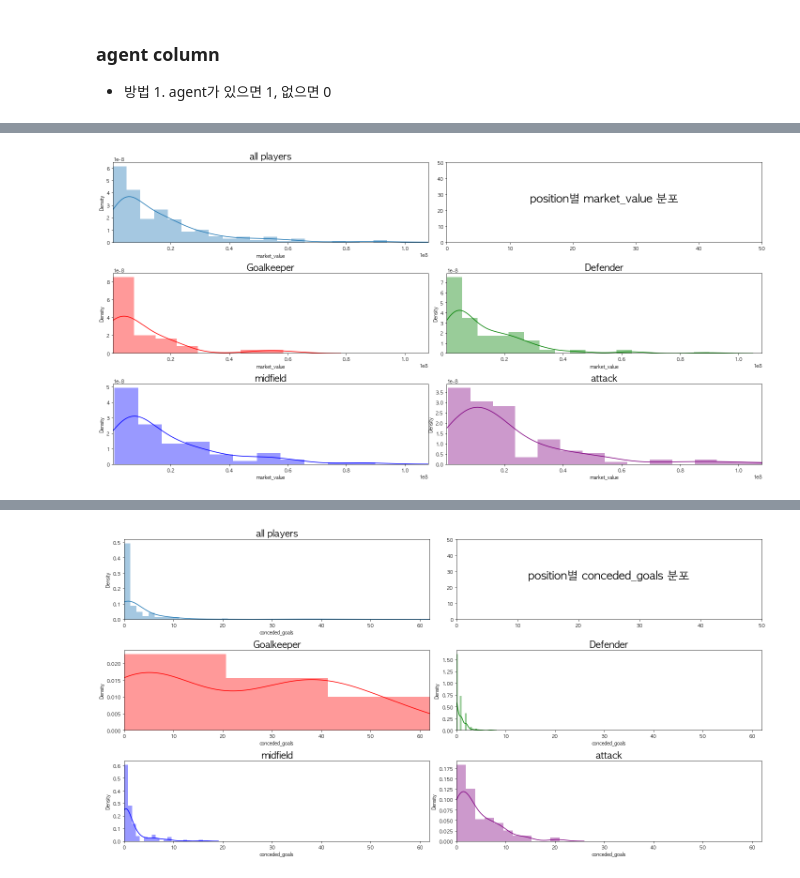
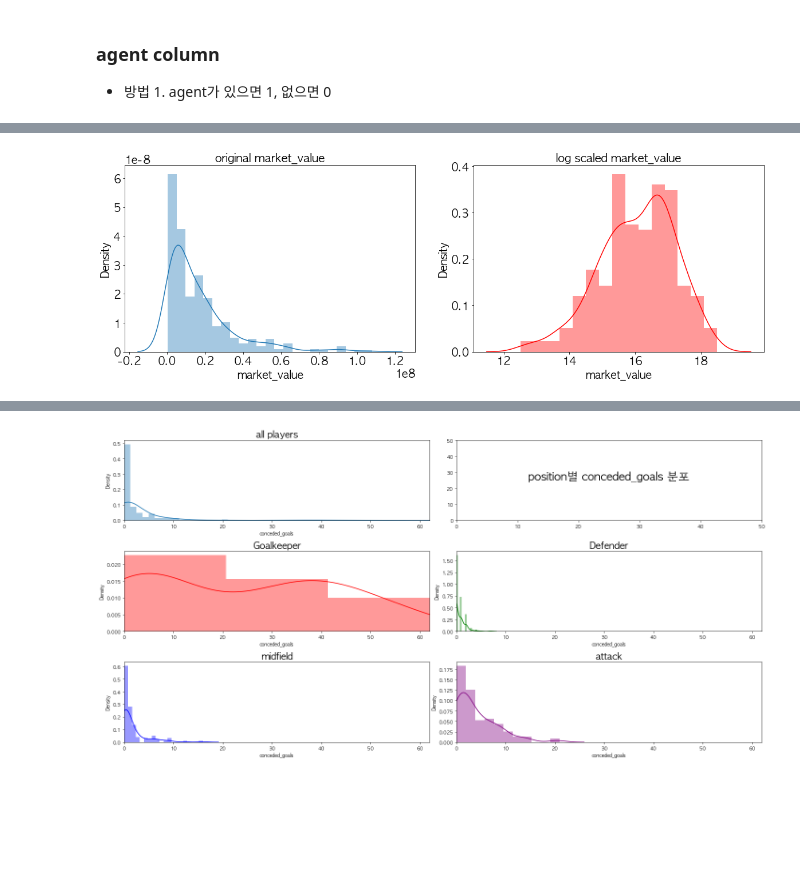
Before and after one commit to dss-17th/reg-repo-8, a Jupyter notebook: aeea_part/EDA.ipynb, the cells around one changed output, grey strips where cells are left out. Saved outputs shown, nothing was run; the diff lists cells and outputs as text; code cells hidden in the pictures; blank space fills up the shorter version.

```diff
--- a/aeea_part/EDA.ipynb
+++ b/aeea_part/EDA.ipynb
@@ -114,3 +152,17 @@ premier_df['agent'] = premier_df['agent'].apply(lambda x: "0" if x == "no agent"
+# %%
+plt.figure(figsize=(20, 6))
+
+plt.subplot(121)
+sns.distplot(premier_df['market_value'])
+plt.title("original market_value", fontsize=20)
+
+plt.subplot(122)
+sns.distplot(np.log1p(premier_df['market_value']), color='r')
+plt.title("log scaled market_value", fontsize=20)
+
+plt.show()
+# %% [output]
+[figure, added]
 # %%
 cols = premier_df['position'].unique()
 
@@ -153,7 +205,3 @@ def make_by_position(target_col, kde=True):
 
     plt.tight_layout()
     plt.show()
-# %%
-make_by_position('market_value', kde=True)
-# %% [output]
-[figure, removed]
```
Also changed, not shown: parts of 33 cells of this notebook.
